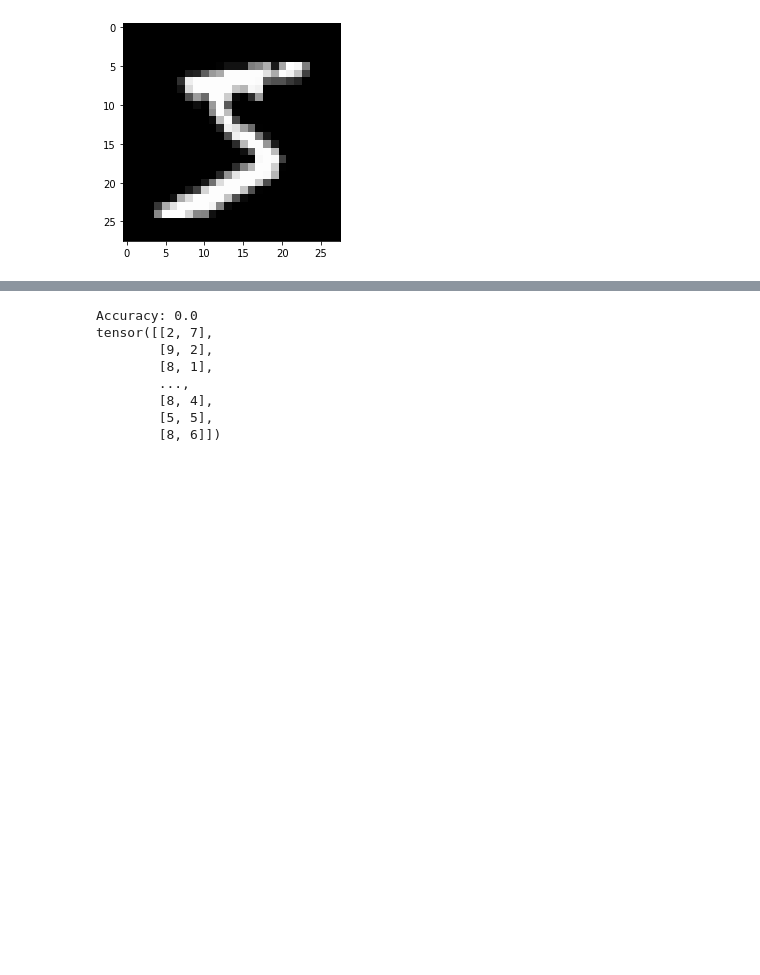
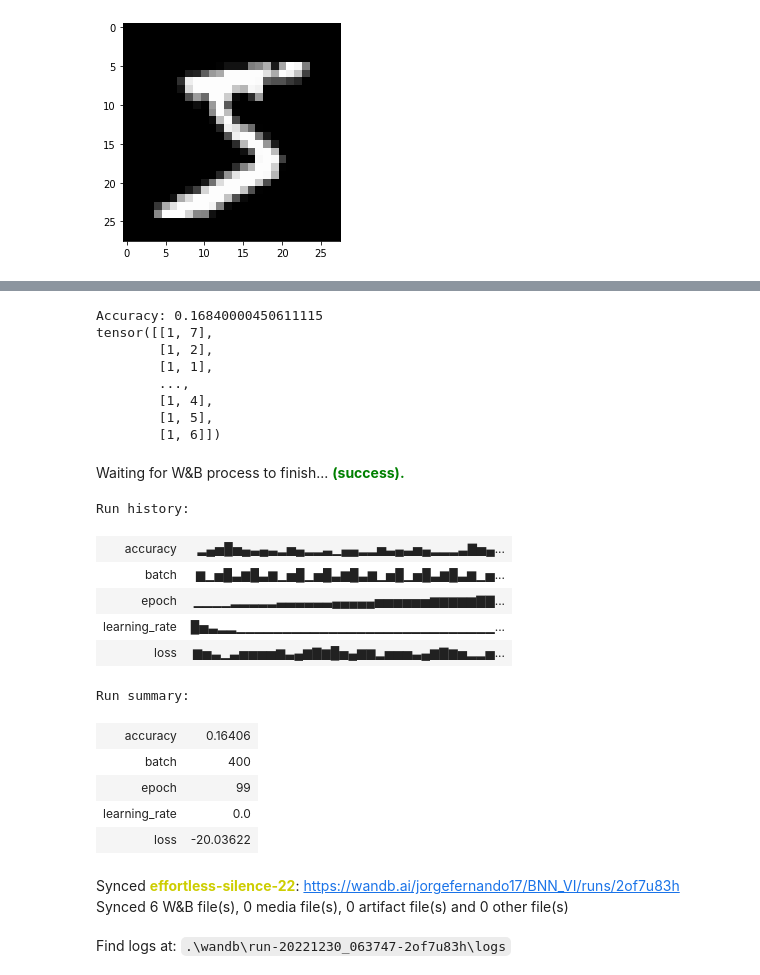
Before and after one commit to damjan7/deep_learning_project, a Jupyter notebook: BNN Variational inference.ipynb, the cells around one changed output, grey strips where cells are left out. Cells and saved outputs as stored; diff of their text form; code cells hidden in the pictures; blank space fills up the shorter version.

```diff
--- a/BNN Variational inference.ipynb
+++ b/BNN Variational inference.ipynb
@@ -364,22 +174,21 @@ Epoch: 9 | Batch: 300 | Loss: 5.630828380584717, accuracy: 0.140625
 # %%
 # predict class probabilities for the test data
-predicted_probs = model.predict_probs(x_test)
-predicted_class = np.argmax(predicted_probs, axis = 1)
-true_class = y_test.numpy()
+predicted_probs = model.predict_probs(x_test, 100)
+predicted_class = torch.argmax(predicted_probs, axis = 1)
 
-accuracy = np.sum(predicted_class == true_class) / len(true_class)
+accuracy = torch.sum(predicted_class == y_test) / len(y_test)
 print(f"Accuracy: {accuracy}")
 
-print(torch.hstack((torch.tensor(predicted_class).unsqueeze(1), torch.tensor(true_class).unsqueeze(1))))
+print(torch.hstack((torch.tensor(predicted_class).unsqueeze(1), torch.tensor(y_test).unsqueeze(1))))
 # %% [output]
-Accuracy: 0.0
-tensor([[2, 7],
-        [9, 2],
-        [8, 1],
+Accuracy: 0.16840000450611115
+tensor([[1, 7],
+        [1, 2],
+        [1, 1],
         ...,
-        [8, 4],
-        [5, 5],
-        [8, 6]])
+        [1, 4],
+        [1, 5],
+        [1, 6]])
 # %%
 def ece(predicted_probabilities: np.ndarray, labels: np.ndarray, n_bins: int = 30) -> float:
     """
@@ -475,0 +235,19 @@ class Conv_Layer(nn.Conv2d):
+# %%
+wandb.finish()
+# %% [output]
+Waiting for W&B process to finish... (success).
+Run history:
+| accuracy | ▂▄▅█▅▄▃▄▃▂▅▄▂▂▃▁▄▄▂▂▅▃▄▃▅▄▂▂▂▃▇▅▄... |
+| batch | ▆▁▅█▃▆█▃▆▁▅█▁▅█▃▆█▃▆▁▅█▁▅█▃▆█▃▆▁▅... |
+| epoch | ▁▁▁▁▂▂▂▂▂▃▃▃▃▃▃▄▄▄▄▄▅▅▅▅▅▅▆▆▆▆▆▇▇... |
+| learning_rate | █▅▃▂▂▁▁▁▁▁▁▁▁▁▁▁▁▁▁▁▁▁▁▁▁▁▁▁▁▁▁▁▁... |
+| loss | ▆▅▃▁▃▅▅▅▅▆▃▄▆▇▆█▅▄▆▆▂▅▅▅▃▄▆▇▆▅▂▂▅... |
+Run summary:
+| accuracy | 0.16406 |
+| batch | 400 |
+| epoch | 99 |
+| learning_rate | 0.0 |
+| loss | -20.03622 |
+Synced effortless-silence-22: https://wandb.ai/jorgefernando17/BNN_VI/runs/2of7u83h
+Synced 6 W&B file(s), 0 media file(s), 0 artifact file(s) and 0 other file(s)
+Find logs at: .\wandb\run-20221230_063747-2of7u83h\logs
```
Also changed, not shown: parts of 13 cells of this notebook, 3 other files.
